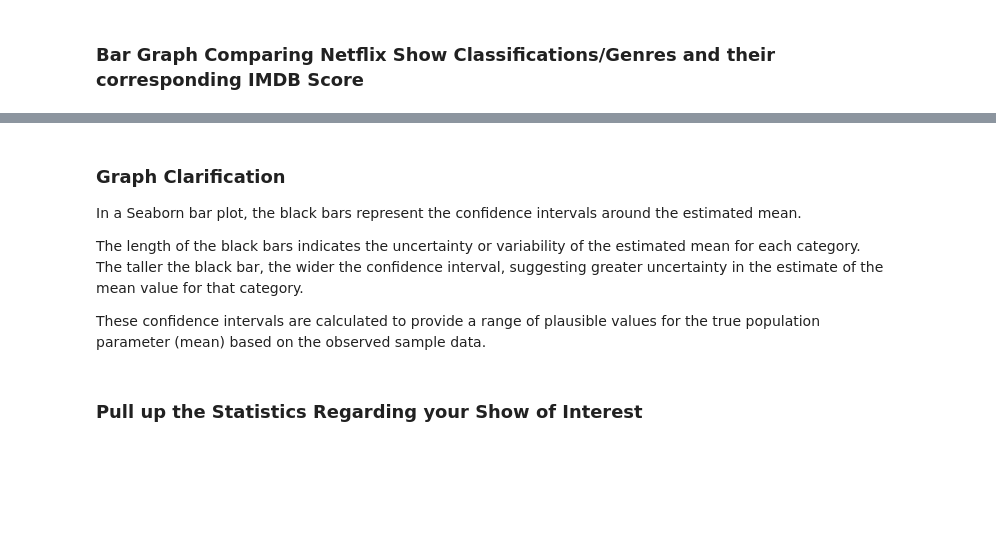
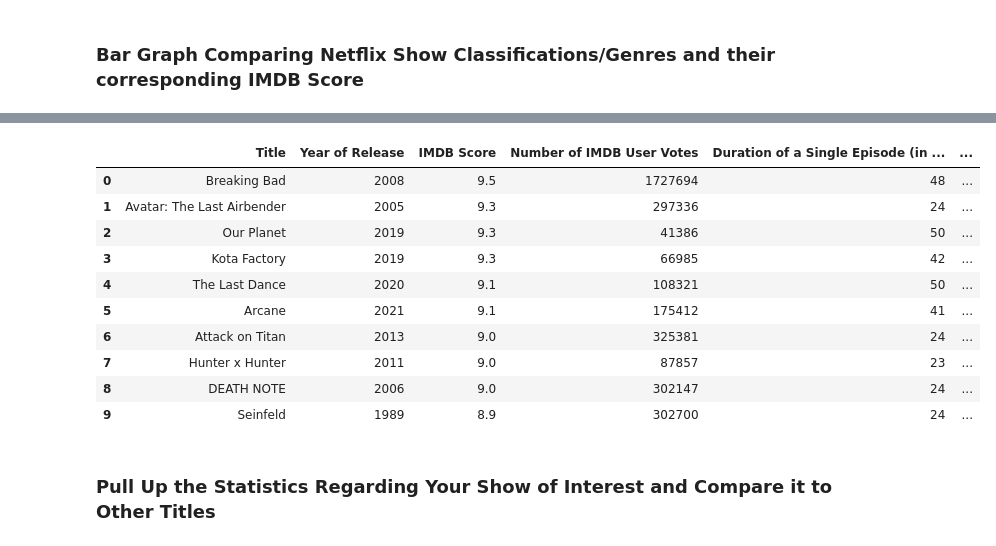
Before and after one commit to doka1331/Project-3-SQLite-Visualization, a Jupyter notebook: show_demo_info_script.ipynb, the cells around one changed output, grey strips where cells are left out. Saved outputs shown, nothing was run; the diff lists cells and outputs as text; code cells hidden in the pictures; blank space fills up the shorter version.

```diff
--- a/show_demo_info_script.ipynb
+++ b/show_demo_info_script.ipynb
@@ -103,12 +103,20 @@ plt.show()
-# %% [markdown]
-### Graph Clarification
-In a Seaborn bar plot, the black bars represent the confidence intervals around the estimated mean.
-
-The length of the black bars indicates the uncertainty or variability of the estimated mean for each category. The taller the black bar, the wider the confidence interval, suggesting greater uncertainty in the estimate of the mean value for that category.
-
-These confidence intervals are calculated to provide a range of plausible values for the true population parameter (mean) based on the observed sample data.
+# %%
+#Top ten Titles in Data set
+pandas_netflix_df.head(10)
+# %% [output]
+|  | Title | Year of Release | IMDB Score | Number of IMDB User Votes | Duration of a Single Episode (in ... | ... |
+| 0 | Breaking Bad | 2008 | 9.5 | 1727694 | 48 | ... |
+| 1 | Avatar: The Last Airbender | 2005 | 9.3 | 297336 | 24 | ... |
+| 2 | Our Planet | 2019 | 9.3 | 41386 | 50 | ... |
+| 3 | Kota Factory | 2019 | 9.3 | 66985 | 42 | ... |
+| 4 | The Last Dance | 2020 | 9.1 | 108321 | 50 | ... |
+| 5 | Arcane | 2021 | 9.1 | 175412 | 41 | ... |
+| 6 | Attack on Titan | 2013 | 9.0 | 325381 | 24 | ... |
+| 7 | Hunter x Hunter | 2011 | 9.0 | 87857 | 23 | ... |
+| 8 | DEATH NOTE | 2006 | 9.0 | 302147 | 24 | ... |
+| 9 | Seinfeld | 1989 | 8.9 | 302700 | 24 | ... |
 # %% [markdown]
-### Pull up the Statistics Regarding your Show of Interest
+### Pull Up the Statistics Regarding Your Show of Interest and Compare it to Other Titles
 # %%
 #Interactivety: Movie Demographic Information
 # Create a text input widget for movie title
```
Also changed, not shown: parts of 2 cells of this notebook.
